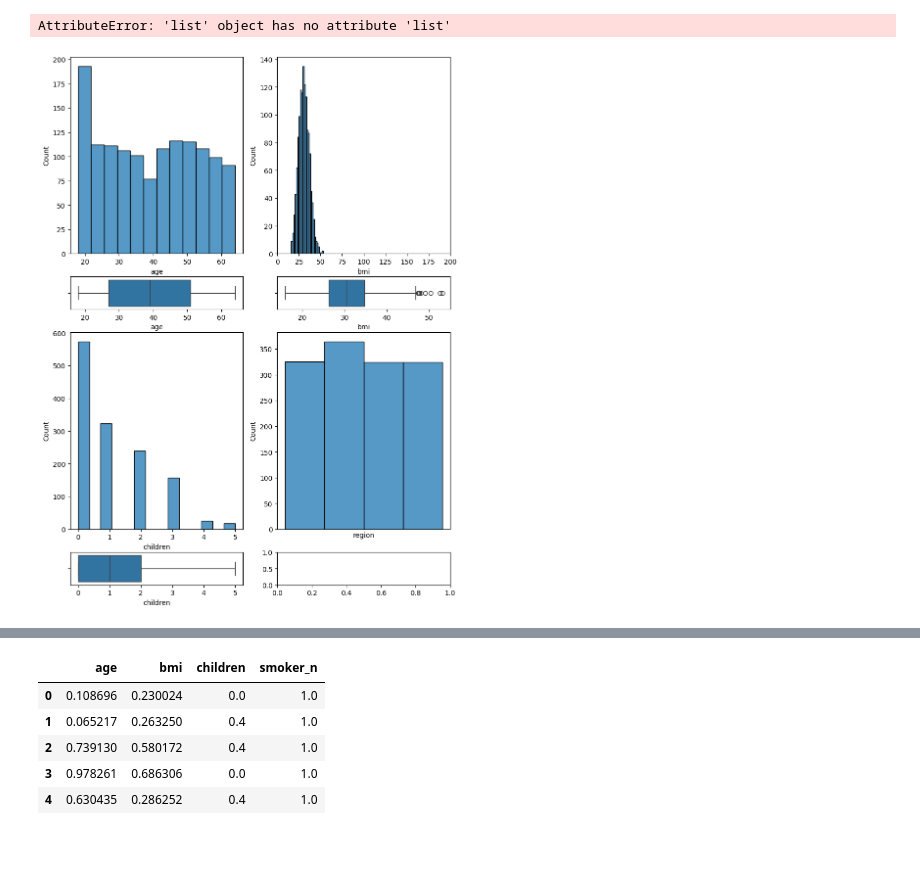
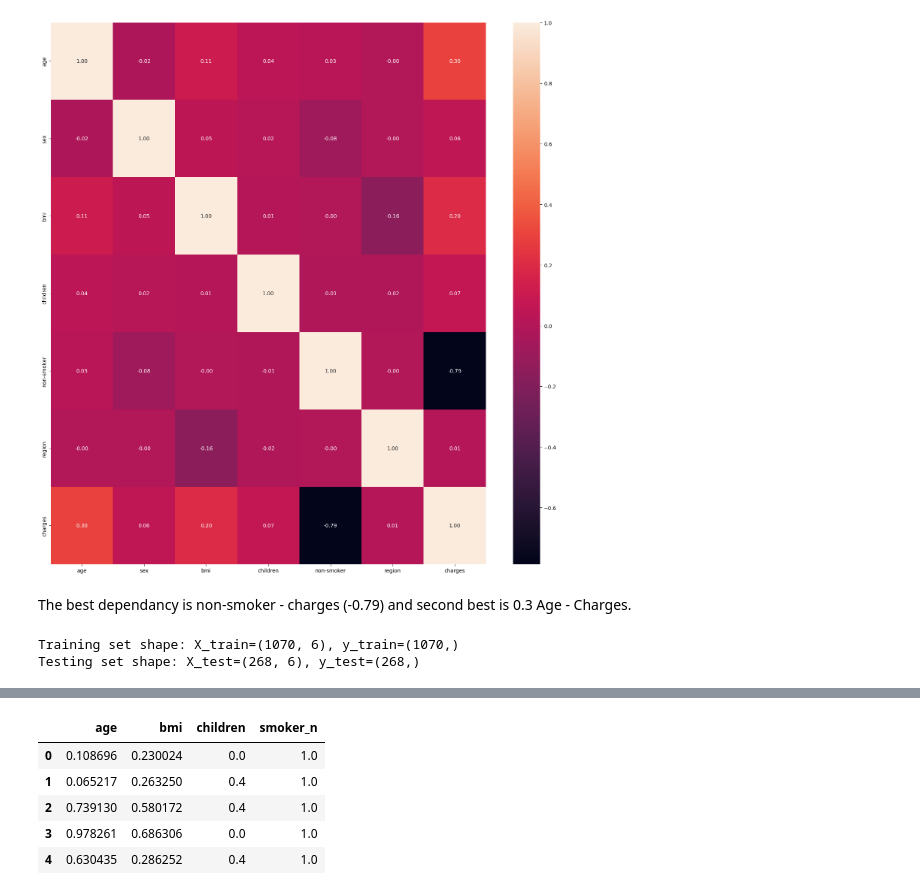
Before and after one commit to julfom/linear-regression-project-tutorial_if, a Jupyter notebook: notebook.ipynb, the cells around one changed output, grey strips where cells are left out. Cells and saved outputs as stored; diff of their text form; code cells hidden in the pictures; blank space fills up the shorter version.

```diff
--- a/notebook.ipynb
+++ b/notebook.ipynb
@@ -34,31 +31,38 @@ memory usage: 104.6+ KB
-# %%
-import matplotlib.pyplot as plt
-import seaborn as sns
-#Not neccessary
-fig, axis = plt.subplots(4, 2, figsize = (10, 14), gridspec_kw = {"height_ratios": [6, 1, 6, 1]})
-
-sns.histplot(ax = axis[0, 0], data = data, x = "age")
-sns.boxplot(ax = axis[1, 0], data = data, x = "age")
-
-sns.histplot(ax = axis[0, 1], data = data, x = "bmi").set_xlim(0, 200)
-sns.boxplot(ax = axis[1, 1], data = data, x = "bmi")
-
-sns.histplot(ax = axis[2, 0], data = data, x = "children")
-sns.boxplot(ax = axis[3, 0], data = data, x = "children")
-
-sns.histplot(ax = axis[2,1], data = data, x = "region").set_xticks([]).list(xticks)
-sns.boxplot(ax = axis[3, 1], data = data, x = "region")
-
-sns.histplot(ax = axis[2,1], data = data, x = "smoker")
-sns.boxplot(ax = axis[3, 1], data = data, x = "smoker")
-
-sns.histplot(ax = axis[2,1], data = data, x = "charges")
-sns.boxplot(ax = axis[3, 1], data = data, x = "charges")
-
-
-plt.tight_layout()
-plt.show()
-# %% [output]
-AttributeError: 'list' object has no attribute 'list'
-[figure, removed]
+# %%
+import matplotlib.pyplot as plt
+import seaborn as sns
+
+# Factorize the sex, smoker and region data
+data["sex"] = pd.factorize(data["sex"])[0]
+data["smoker"], smoker_labels = pd.factorize(data["smoker"], sort=True)
+data["region"] = pd.factorize(data["region"])[0]
+
+corr_matrix = data[["age", "sex", "bmi", "children", "smoker", "region", "charges"]].corr()
+corr_matrix = corr_matrix.rename(index={'smoker': 'non-smoker'}, columns={'smoker': 'non-smoker'})
+
+sfig, axes = plt.subplots(figsize=(15, 15))
+sns.heatmap(corr_matrix, annot=True, fmt=".2f")
+
+plt.tight_layout()
+plt.show()
+# %% [output]
+[figure, added]
+# %% [markdown]
+The best dependancy is non-smoker - charges (-0.79) and second best is 0.3 Age - Charges.
+# %%
+#Split the set first
+import pandas as pd
+from sklearn.model_selection import train_test_split
+
+X = data.drop(columns=['charges'])
+y = data['charges']
+
+# Split the data into training and testing sets
+X_train, X_test, y_train, y_test = train_test_split(X, y, test_size=0.2, random_state=42)
+
+print(f"Training set shape: X_train={X_train.shape}, y_train={y_train.shape}")
+print(f"Testing set shape: X_test={X_test.shape}, y_test={y_test.shape}")
+# %% [output]
+Training set shape: X_train=(1070, 6), y_train=(1070,)
+Testing set shape: X_test=(268, 6), y_test=(268,)
 # %%
```
Also changed, not shown: parts of 9 cells of this notebook, 2 other files.
